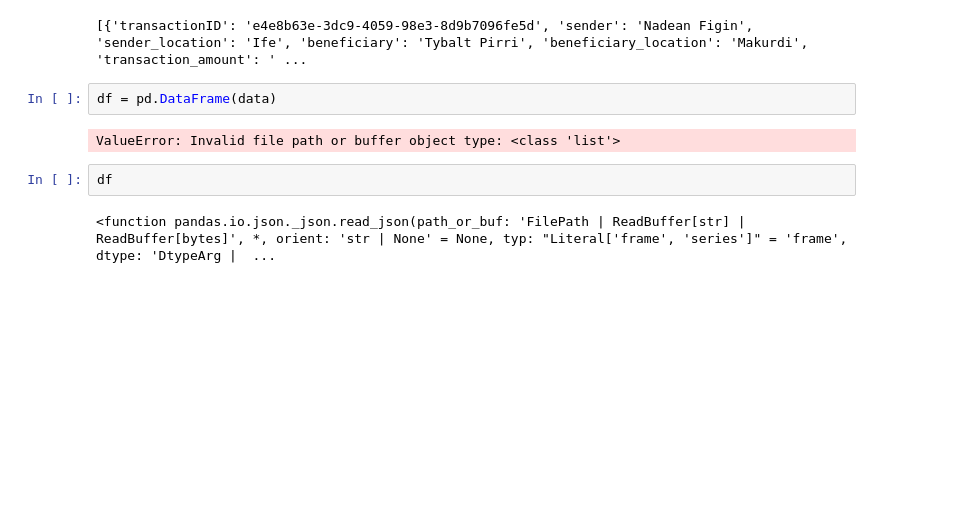
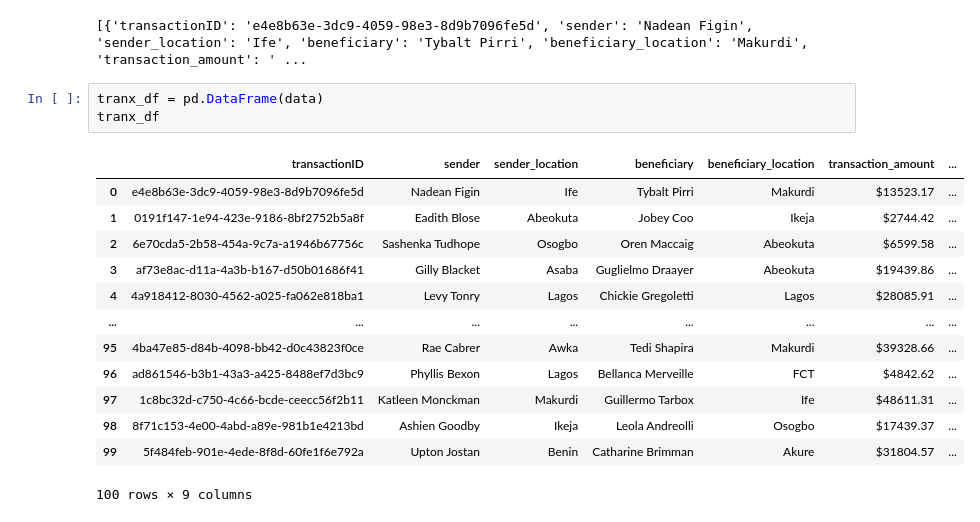
Before and after one commit to aokenu/SQLAlchemy_project, a Jupyter notebook: transactionDB.ipynb, the cells around one changed output. Saved outputs shown, nothing was run; the diff lists cells and outputs as text; blank space fills up the shorter version.

```diff
--- a/transactionDB.ipynb
+++ b/transactionDB.ipynb
@@ -16,10 +16,19 @@ print(data)
 # %% [output]
 [{'transactionID': 'e4e8b63e-3dc9-4059-98e3-8d9b7096fe5d', 'sender': 'Nadean Figin', 'sender_location': 'Ife', 'beneficiary': 'Tybalt Pirri', 'beneficiary_location': 'Makurdi', 'transaction_amount': ' ...
 # %%
-df = pd.DataFrame(data)
+tranx_df = pd.DataFrame(data)
+tranx_df
 # %% [output]
+|  | transactionID | sender | sender_location | beneficiary | beneficiary_location | transaction_amount | ... |
+| 0 | e4e8b63e-3dc9-4059-98e3-8d9b7096fe5d | Nadean Figin | Ife | Tybalt Pirri | Makurdi | $13523.17 | ... |
+| 1 | 0191f147-1e94-423e-9186-8bf2752b5a8f | Eadith Blose | Abeokuta | Jobey Coo | Ikeja | $2744.42 | ... |
+| 2 | 6e70cda5-2b58-454a-9c7a-a1946b67756c | Sashenka Tudhope | Osogbo | Oren Maccaig | Abeokuta | $6599.58 | ... |
+| 3 | af73e8ac-d11a-4a3b-b167-d50b01686f41 | Gilly Blacket | Asaba | Guglielmo Draayer | Abeokuta | $19439.86 | ... |
+| 4 | 4a918412-8030-4562-a025-fa062e818ba1 | Levy Tonry | Lagos | Chickie Gregoletti | Lagos | $28085.91 | ... |
+| ... | ... | ... | ... | ... | ... | ... | ... |
+| 95 | 4ba47e85-d84b-4098-bb42-d0c43823f0ce | Rae Cabrer | Awka | Tedi Shapira | Makurdi | $39328.66 | ... |
+| 96 | ad861546-b3b1-43a3-a425-8488ef7d3bc9 | Phyllis Bexon | Lagos | Bellanca Merveille | FCT | $4842.62 | ... |
+| 97 | 1c8bc32d-c750-4c66-bcde-ceecc56f2b11 | Katleen Monckman | Makurdi | Guillermo Tarbox | Ife | $48611.31 | ... |
+| 98 | 8f71c153-4e00-4abd-a89e-981b1e4213bd | Ashien Goodby | Ikeja | Leola Andreolli | Osogbo | $17439.37 | ... |
+| 99 | 5f484feb-901e-4ede-8f8d-60fe1f6e792a | Upton Jostan | Benin | Catharine Brimman | Akure | $31804.57 | ... |
-ValueError: Invalid file path or buffer object type: <class 'list'>
+100 rows × 9 columns
-# %%
-df
-# %% [output]
-<function pandas.io.json._json.read_json(path_or_buf: 'FilePath | ReadBuffer[str] | ReadBuffer[bytes]', *, orient: 'str | None' = None, typ: "Literal['frame', 'series']" = 'frame', dtype: 'DtypeArg |  ...
```
